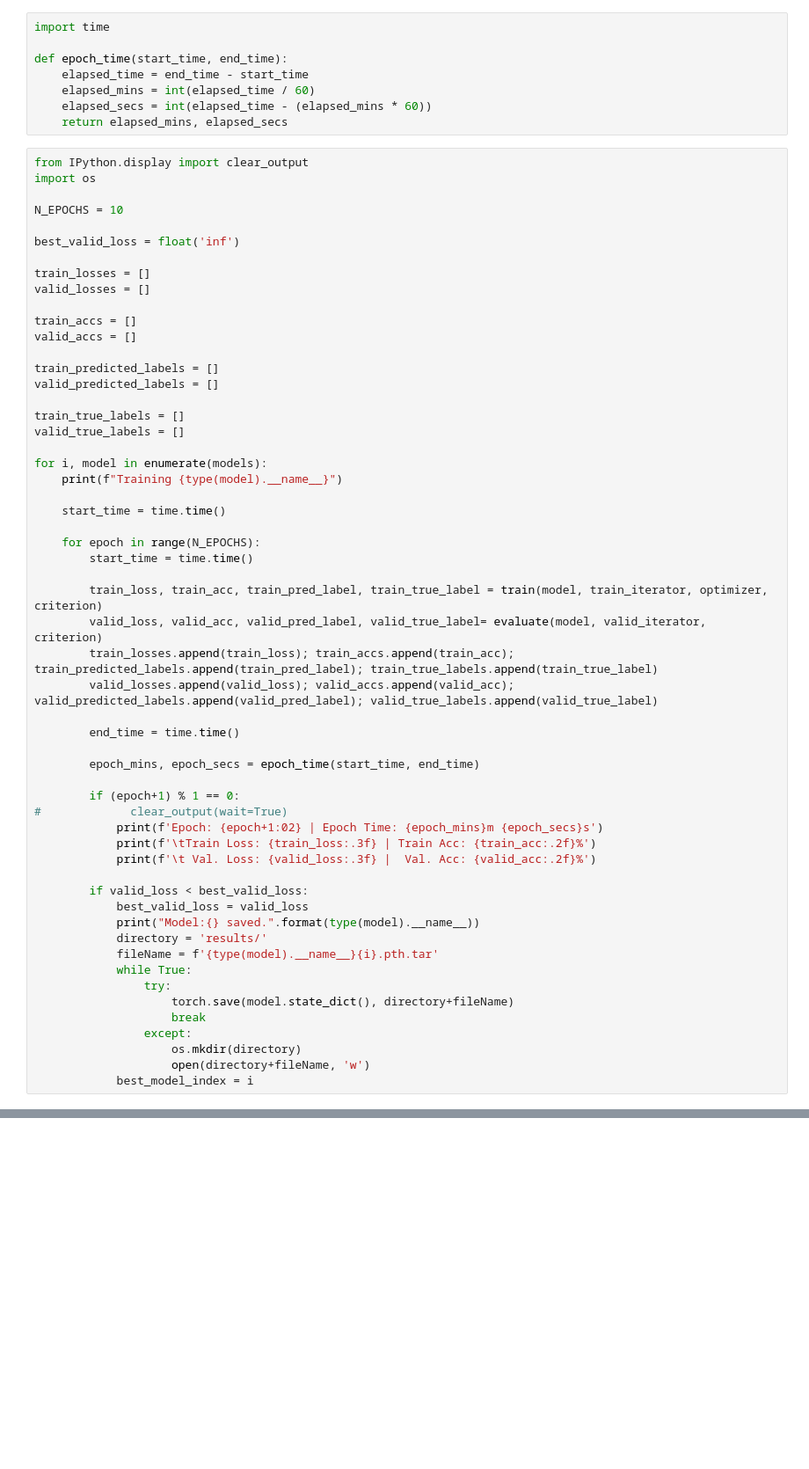
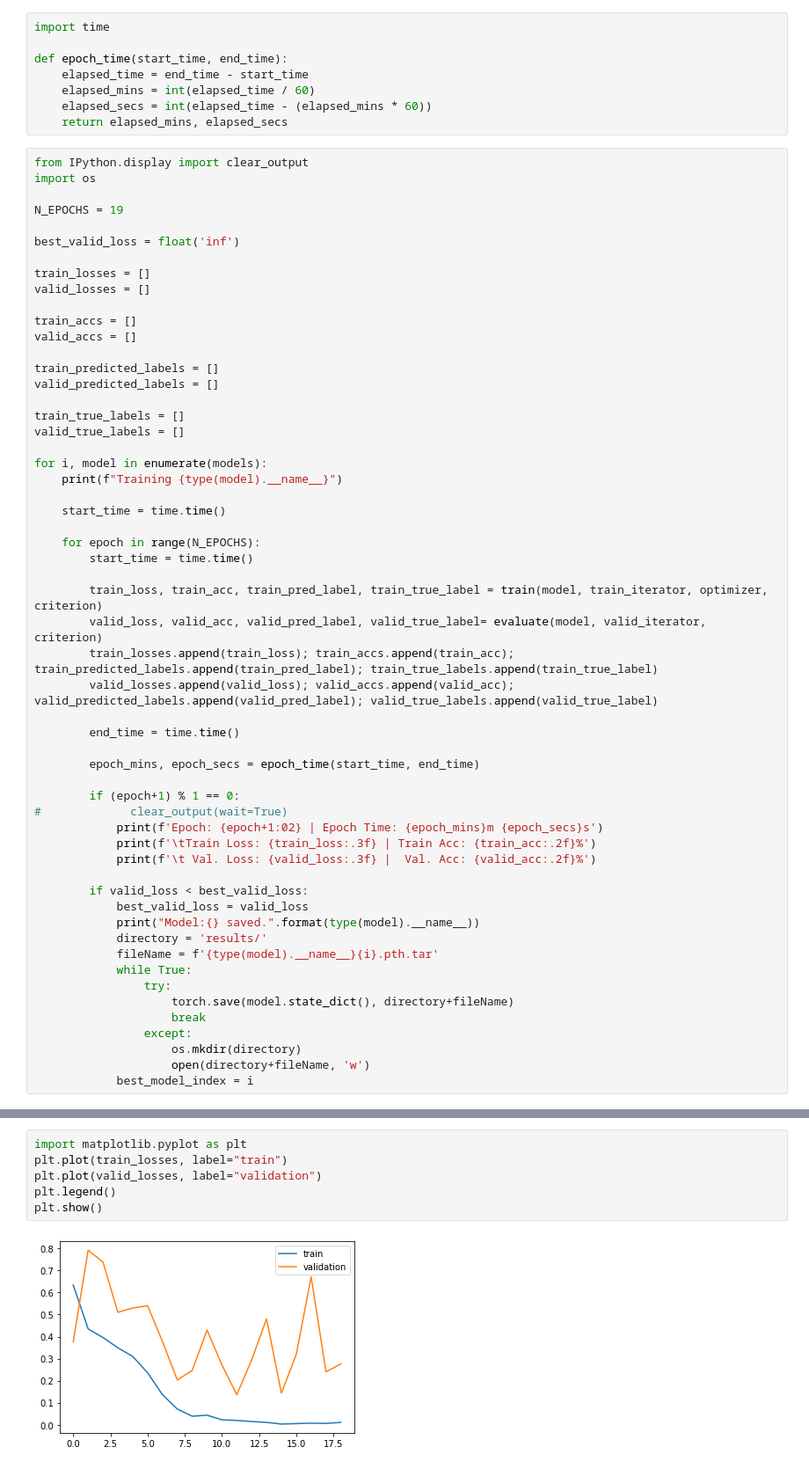
Before and after one commit to zMaxKunGz/CP-DSAI-Project-EEG, a Jupyter notebook: Test_eeg_game.ipynb, the cells around one changed output, grey strips where cells are left out. Shown at 88% size. Saved outputs shown, nothing was run; the diff lists cells and outputs as text; blank space fills up the shorter version.

```diff
--- a/Test_eeg_game.ipynb
+++ b/Test_eeg_game.ipynb
@@ -668,7 +668,7 @@ def epoch_time(start_time, end_time):
 from IPython.display import clear_output
 import os
 
-N_EPOCHS = 10
+N_EPOCHS = 19
 
 best_valid_loss = float('inf')
 
@@ -740,0 +741,8 @@ Epoch: 10 | Epoch Time: 0m 0s
+# %%
+import matplotlib.pyplot as plt
+plt.plot(train_losses, label="train")
+plt.plot(valid_losses, label="validation")
+plt.legend()
+plt.show()
+# %% [output]
+[figure, added]
```
Also changed, not shown: parts of 33 cells of this notebook, 1 other file.
